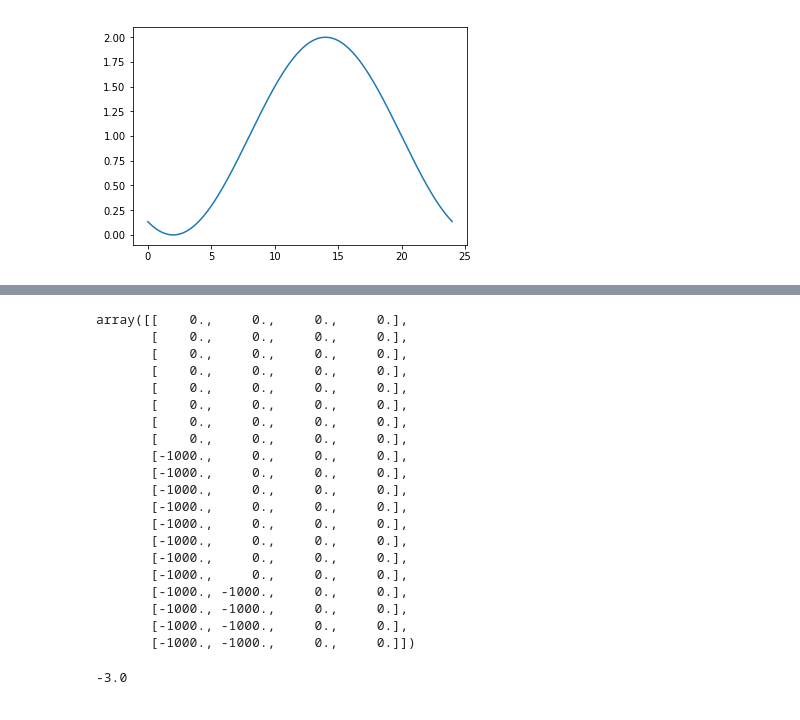
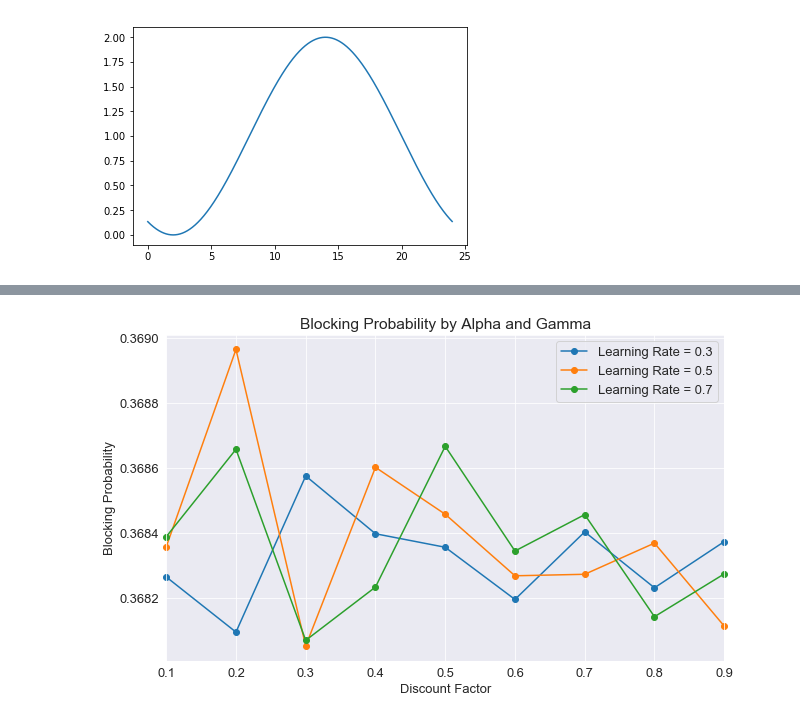
Before and after one commit to Yurisalesr/IC, a Jupyter notebook: Teste-trafego.ipynb, the cells around one changed output, grey strips where cells are left out. Drawn from its saved outputs; the diff is of its cells as text; code cells hidden in the pictures.

```diff
--- a/Teste-trafego.ipynb
+++ b/Teste-trafego.ipynb
@@ -28,12 +26,12 @@ QT = def_QT(states,4)
 # %%
-def def_state(maxu=200,U=50,maxre=4):
+def def_state(maxu=250,U=25,maxre=9):
     states = []
     for ii in range(int(maxu/U)+1):
         for jj in range(maxre):
             states.append((ii+1) + 1j*(jj+1))
     return states
 # %%
-def pick_state(states,u,re,maxre=9,maxu=450,U=25):
+def pick_state(states,u,re,maxre=9,maxu=250,U=25,UpR=50):
         if u>maxre*UpR:
             return states.index((maxu/U+1)+1j*re)
         else:
@@ -143,27 +121,0 @@ plt.show()
-# %%
-QT
-# %% [output]
-array([[    0.,     0.,     0.,     0.],
-       [    0.,     0.,     0.,     0.],
-       [    0.,     0.,     0.,     0.],
-       [    0.,     0.,     0.,     0.],
-       [    0.,     0.,     0.,     0.],
-       [    0.,     0.,     0.,     0.],
-       [    0.,     0.,     0.,     0.],
-       [    0.,     0.,     0.,     0.],
-       [-1000.,     0.,     0.,     0.],
-       [-1000.,     0.,     0.,     0.],
-       [-1000.,     0.,     0.,     0.],
-       [-1000.,     0.,     0.,     0.],
-       [-1000.,     0.,     0.,     0.],
-       [-1000.,     0.,     0.,     0.],
-       [-1000.,     0.,     0.,     0.],
-       [-1000.,     0.,     0.,     0.],
-       [-1000., -1000.,     0.,     0.],
-       [-1000., -1000.,     0.,     0.],
-       [-1000., -1000.,     0.,     0.],
-       [-1000., -1000.,     0.,     0.]])
-# %%
-(1-np.imag(states[3])+0)
-# %% [output]
--3.0
@@ -169,0 +135,43 @@ array([[    0.,     0.,     0.,     0.],
+# %%
+vtBlock=np.zeros([len(alpha),len(gamma)])
+vtEnS=np.zeros([len(alpha),len(gamma)])
+states = def_state(peak,N,maxre)
+for mc in range(dMC):
+    for rate in range(0,len(alpha)):
+        alphan=alpha[rate]
+        for discount in range(0,len(gamma)):
+            gamman=gamma[discount]
+            QT = def_QT(states,maxre)
+            re0 = np.random.randint(low=1,high=maxre+1)
+            pblock=0
+            EnS=0
+            u0=lambdan(0,peak)
+            for epoch in range(0,maxEps):
+                state0 = pick_state(states,u0,re0,maxu=peak)
+                a = epsilon_greedy(QT,states,state0,re0,epsilon,maxre)
+                r = reward(u0,re0,a)
+                u0 = lambdan(epoch,peak)
+                re1 = re0+(a+1-re0)
+                state1 = pick_state(states,u0,re1,maxu=peak)
+                if r==P:
+                    pblock=pblock+1
+                QT[state0][a] = (1-alphan)*QT[state0][a] + alphan*(r + gamman*(QT[state1].max()))
+                re0=re1
+                EnS=EnS+(maxre-re0)
+            vtBlock[rate][discount]=vtBlock[rate][discount]+pblock
+            vtEnS[rate][discount]=vtEnS[rate][discount]+EnS
+# %%
+vtBlock=(vtBlock/maxEps)/dMC
+vtEnS=((vtEnS/maxEps)*100/maxre)/dMC
+sns.set_style(style='darkgrid')
+# %%
+dfBlock=pd.DataFrame(vtBlock.T,index=gamma,columns=alpha)
+dfBlock.plot(figsize=(10,6),marker='o',clip_on=False)
+plt.ylabel('Blocking Probability')
+plt.xlabel('Discount Factor')
+plt.legend(['Learning Rate = 0.3','Learning Rate = 0.5','Learning Rate = 0.7'])
+plt.title('Blocking Probability by Alpha and Gamma')
+plt.rc('font',size=13)
+plt.show()
+# %% [output]
+[figure, added]
```
Also changed, not shown: parts of 13 cells of this notebook.
